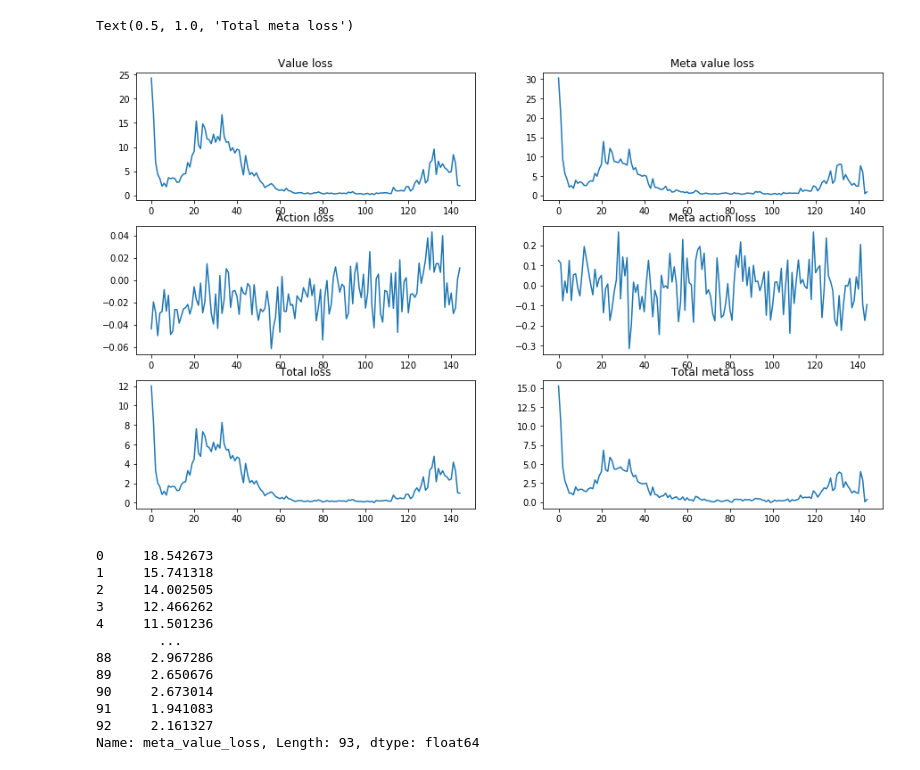
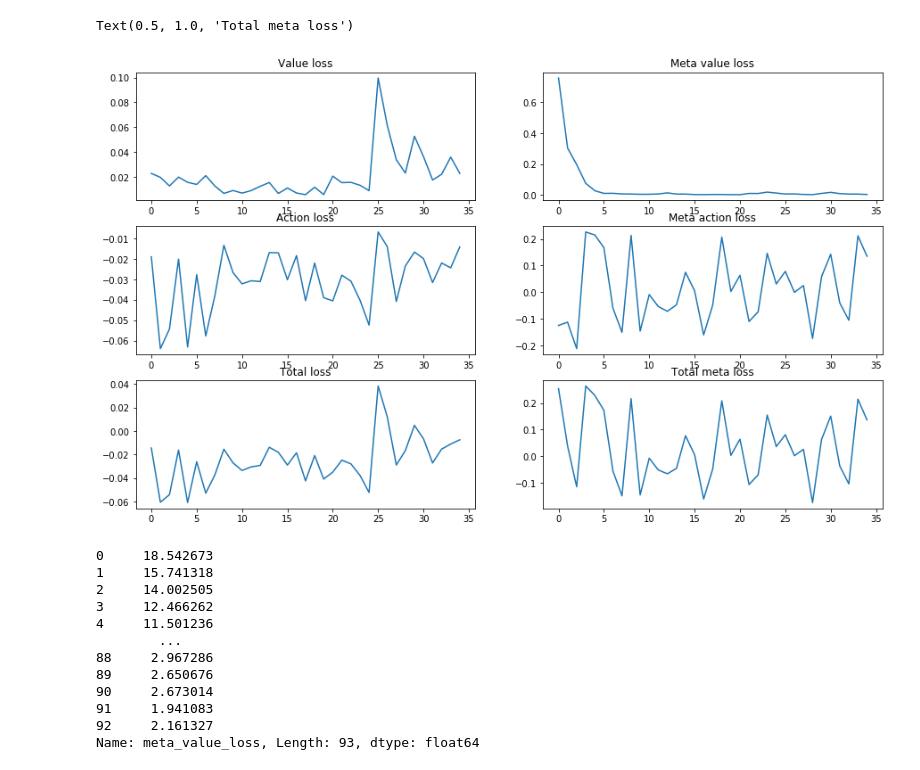
Before and after one commit to gabrielelibardi/meta_gradient_experiment, a Jupyter notebook: monitor.ipynb, the cells around one changed output. Saved outputs shown, nothing was run; the diff lists cells and outputs as text; code cells hidden in the pictures.

```diff
--- a/monitor.ipynb
+++ b/monitor.ipynb
@@ -74,24 +86,24 @@ plot_stuff('../animal-ppo/RUNS/exp_cartpole_control_run_1', 'just normal ppo')
 # %%
 my_dir = 'RUNS/exp_test_ll_10/loss_monitor/loss_monitor.csv'
 my_dir = 'RUNS/exp_test_reacher_meta_6/loss_monitor/loss_monitor.csv'
-my_dir = 'RUNS/exp_meta_cheetah_16/loss_monitor/loss_monitor.csv'
+my_dir = 'RUNS/exp_meta_cart_pole_3/loss_monitor/loss_monitor.csv'
 data = pd.read_csv(my_dir)
 fig, axs = plt.subplots(3, 2, figsize=(15,9))
 axs[0, 0].plot(data['V_loss'])
 axs[0, 0].set_title('Value loss')
 axs[0, 1].plot(data['meta_value_loss'])
 axs[0, 1].set_title('Meta value loss')
 axs[1, 0].plot(data['action_loss'])
 axs[1, 0].set_title('Action loss')
 axs[1, 1].plot(data['meta_action_loss'])
 axs[1, 1].set_title('Meta action loss')
 axs[2, 0].plot(data['loss'])
 axs[2, 0].set_title('Total loss')
 axs[2, 1].plot(data['meta_loss'])
 axs[2, 1].set_title('Total meta loss')
 # %% [output]
 Text(0.5, 1.0, 'Total meta loss')
-[figure, old version]
+[figure, new version]
 # %%
 data['meta_value_loss']
 # %% [output]
```
Also changed, not shown: parts of 2 cells of this notebook, 1 other file.
